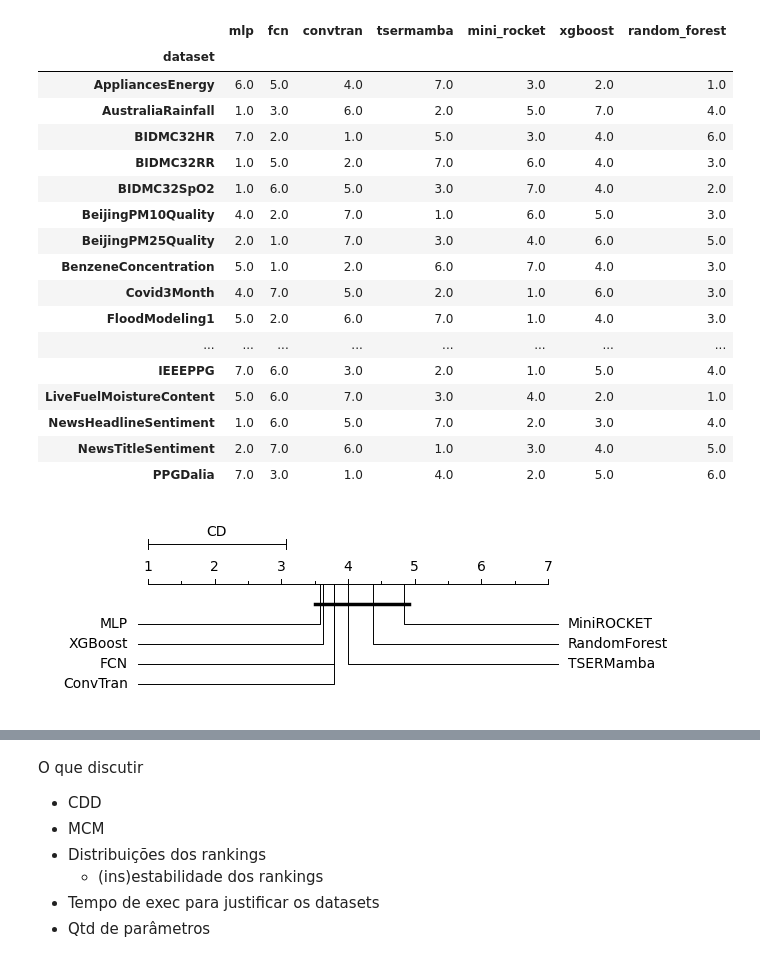
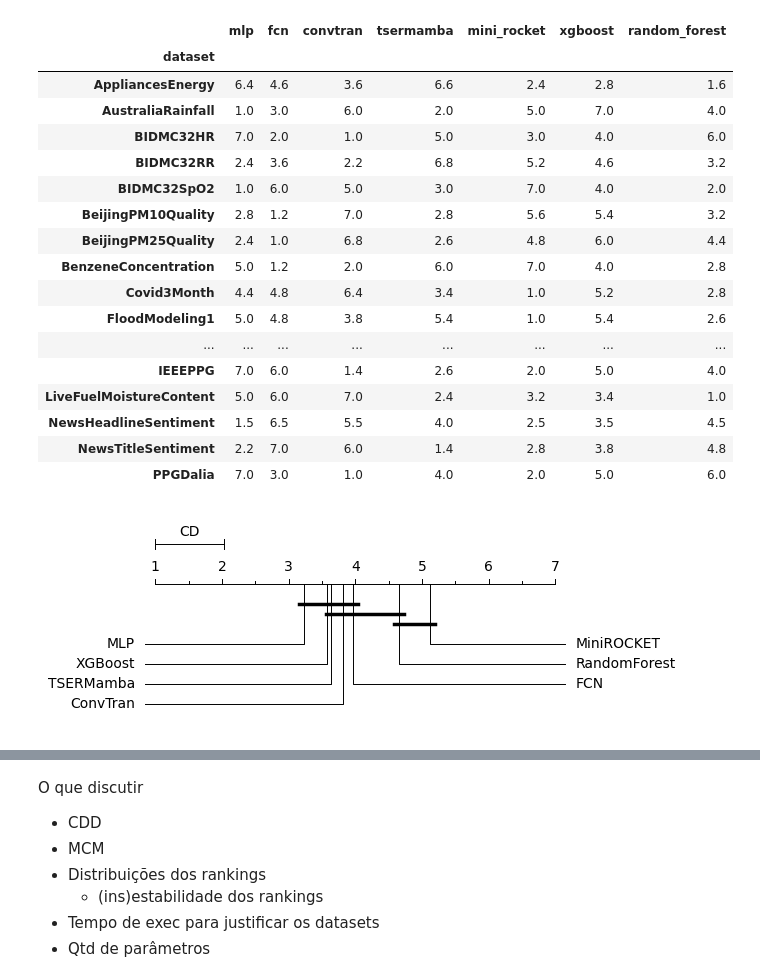
Before and after one commit to gabrielcmerlin/undergradThesis, a Jupyter notebook: outputs/analysis.ipynb, the cells around one changed output, grey strips where cells are left out. Drawn from its saved outputs; the diff is of its cells as text; code cells hidden in the pictures.

```diff
--- a/outputs/analysis.ipynb
+++ b/outputs/analysis.ipynb
@@ -15,9 +15,22 @@ from sklearn.preprocessing import MinMaxScaler
 import json
 # %%
 mlp = pd.read_csv('results/[end] MLP.csv')
+mlp = mlp.drop('run', axis=1)
+
 fcn = pd.read_csv('results/[end] FCN.csv')
-convtran = pd.read_csv('results/[end] ConvTran.csv')
-tsermamba = pd.read_csv('results/[end] TSERMamba.csv')
+fcn = fcn.drop('run', axis=1)
+
 mini_rocket = pd.read_csv('results/[end] MiniROCKET.csv')
+mini_rocket = mini_rocket.drop('run', axis=1)
+
 xgboost = pd.read_csv('results/[end] XGBoost.csv')
+xgboost = xgboost.drop('run', axis=1)
+
 random_forest = pd.read_csv('results/[end] RandomForest.csv')
+random_forest = random_forest.drop('run', axis=1)
+
+convtran = pd.read_csv('results/ConvTran.csv')
+convtran = convtran.drop('run', axis=1)
+
+tsermamba = pd.read_csv('results/TSERMamba.csv')
+tsermamba = tsermamba.drop('run', axis=1)
@@ -24,12 +40,12 @@ random_forest = pd.read_csv('results/[end] RandomForest.csv')
+# %%
+mlp = mlp.sort_values(by=['dataset', 'run']).set_index(['dataset','run'])
+fcn = fcn.sort_values(by=['dataset', 'run']).set_index(['dataset','run'])
+convtran = convtran.sort_values(by=['dataset', 'run']).set_index(['dataset','run'])
+tsermamba = tsermamba.sort_values(by=['dataset', 'run']).set_index(['dataset','run'])
+mini_rocket = mini_rocket.sort_values(by=['dataset', 'run']).set_index(['dataset','run'])
+xgboost = xgboost.sort_values(by=['dataset', 'run']).set_index(['dataset','run'])
+random_forest = random_forest.sort_values(by=['dataset', 'run']).set_index(['dataset','run'])
 # %%
-mlp = mlp.sort_values(by='dataset').set_index('dataset')
-fcn = fcn.sort_values(by='dataset').set_index('dataset')
-convtran = convtran.sort_values(by='dataset').set_index('dataset')
-tsermamba = tsermamba.sort_values(by='dataset').set_index('dataset')
-mini_rocket = mini_rocket.sort_values(by='dataset').set_index('dataset')
-xgboost = xgboost.sort_values(by='dataset').set_index('dataset')
-random_forest = random_forest.sort_values(by='dataset').set_index('dataset')
-
 metrics = pd.DataFrame({
     'mlp': mlp['rmse'],
     'fcn': fcn['rmse'],
@@ -40,9 +56,7 @@ metrics = pd.DataFrame({
     'random_forest': random_forest['rmse']
 })
 
-# metrics = metrics.dropna(subset=['rocket'])
-
-# metrics = metrics.drop(['BIDMC32HR', 'BIDMC32RR', 'BIDMC32SpO2'], axis=0)
+metrics = metrics.dropna(subset=['convtran','tsermamba'])
 
 metrics
 # %% [output]
@@ -67,23 +77,25 @@ metrics
 # %%
-metrics.rank(axis=1)
+ranks = metrics.rank(axis=1)
+mean_ranks = ranks.groupby(level='dataset').mean()
+mean_ranks
 # %% [output]
 |  | mlp | fcn | convtran | tsermamba | mini_rocket | xgboost | random_forest |
 | dataset |  |  |  |  |  |  |  |
-| AppliancesEnergy | 6.0 | 5.0 | 4.0 | 7.0 | 3.0 | 2.0 | 1.0 |
+| AppliancesEnergy | 6.4 | 4.6 | 3.6 | 6.6 | 2.4 | 2.8 | 1.6 |
 | AustraliaRainfall | 1.0 | 3.0 | 6.0 | 2.0 | 5.0 | 7.0 | 4.0 |
 | BIDMC32HR | 7.0 | 2.0 | 1.0 | 5.0 | 3.0 | 4.0 | 6.0 |
-| BIDMC32RR | 1.0 | 5.0 | 2.0 | 7.0 | 6.0 | 4.0 | 3.0 |
+| BIDMC32RR | 2.4 | 3.6 | 2.2 | 6.8 | 5.2 | 4.6 | 3.2 |
 | BIDMC32SpO2 | 1.0 | 6.0 | 5.0 | 3.0 | 7.0 | 4.0 | 2.0 |
-| BeijingPM10Quality | 4.0 | 2.0 | 7.0 | 1.0 | 6.0 | 5.0 | 3.0 |
-| BeijingPM25Quality | 2.0 | 1.0 | 7.0 | 3.0 | 4.0 | 6.0 | 5.0 |
-| BenzeneConcentration | 5.0 | 1.0 | 2.0 | 6.0 | 7.0 | 4.0 | 3.0 |
-| Covid3Month | 4.0 | 7.0 | 5.0 | 2.0 | 1.0 | 6.0 | 3.0 |
-| FloodModeling1 | 5.0 | 2.0 | 6.0 | 7.0 | 1.0 | 4.0 | 3.0 |
+| BeijingPM10Quality | 2.8 | 1.2 | 7.0 | 2.8 | 5.6 | 5.4 | 3.2 |
+| BeijingPM25Quality | 2.4 | 1.0 | 6.8 | 2.6 | 4.8 | 6.0 | 4.4 |
+| BenzeneConcentration | 5.0 | 1.2 | 2.0 | 6.0 | 7.0 | 4.0 | 2.8 |
+| Covid3Month | 4.4 | 4.8 | 6.4 | 3.4 | 1.0 | 5.2 | 2.8 |
+| FloodModeling1 | 5.0 | 4.8 | 3.8 | 5.4 | 1.0 | 5.4 | 2.6 |
 | ... | ... | ... | ... | ... | ... | ... | ... |
-| IEEEPPG | 7.0 | 6.0 | 3.0 | 2.0 | 1.0 | 5.0 | 4.0 |
-| LiveFuelMoistureContent | 5.0 | 6.0 | 7.0 | 3.0 | 4.0 | 2.0 | 1.0 |
-| NewsHeadlineSentiment | 1.0 | 6.0 | 5.0 | 7.0 | 2.0 | 3.0 | 4.0 |
-| NewsTitleSentiment | 2.0 | 7.0 | 6.0 | 1.0 | 3.0 | 4.0 | 5.0 |
+| IEEEPPG | 7.0 | 6.0 | 1.4 | 2.6 | 2.0 | 5.0 | 4.0 |
+| LiveFuelMoistureContent | 5.0 | 6.0 | 7.0 | 2.4 | 3.2 | 3.4 | 1.0 |
+| NewsHeadlineSentiment | 1.5 | 6.5 | 5.5 | 4.0 | 2.5 | 3.5 | 4.5 |
+| NewsTitleSentiment | 2.2 | 7.0 | 6.0 | 1.4 | 2.8 | 3.8 | 4.8 |
 | PPGDalia | 7.0 | 3.0 | 1.0 | 4.0 | 2.0 | 5.0 | 6.0 |
 # %%
 name = {'mlp':'MLP', 'fcn':'FCN', 'convtran':'ConvTran', 'tsermamba':'TSERMamba',
@@ -96,13 +108,13 @@ fig_nem = critical_difference_diagram(
     alpha=0.05
 )
 
-# critical_difference_diagram(
+# fig_wil = critical_difference_diagram(
 #     metrics,
 #     test='wilcoxon',
 #     alpha=0.05
 # )
 # %% [output]
-[figure, old version]
+[figure, new version]
 # %%
 ranks = metrics.rank(axis=1)
 all_ranks = sorted(list(set(ranks.values.flatten().astype(int).tolist())))
```
Also changed, not shown: parts of 4 cells of this notebook.
